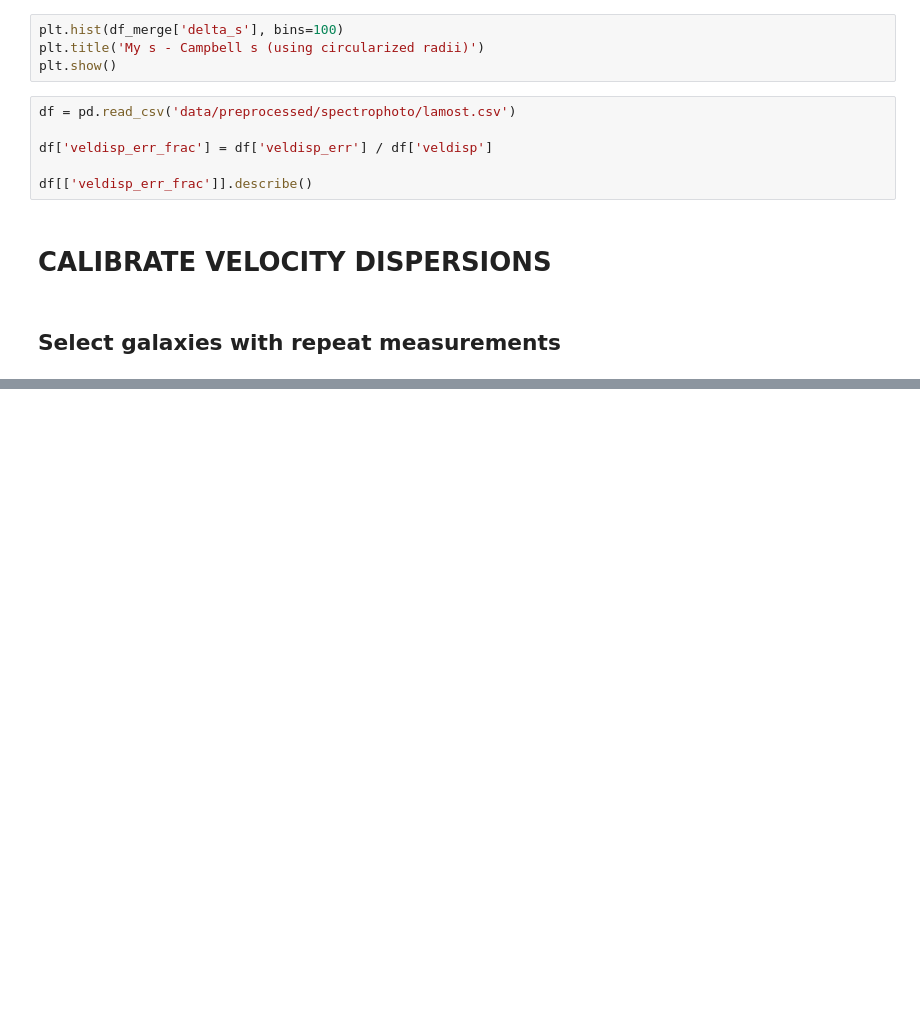
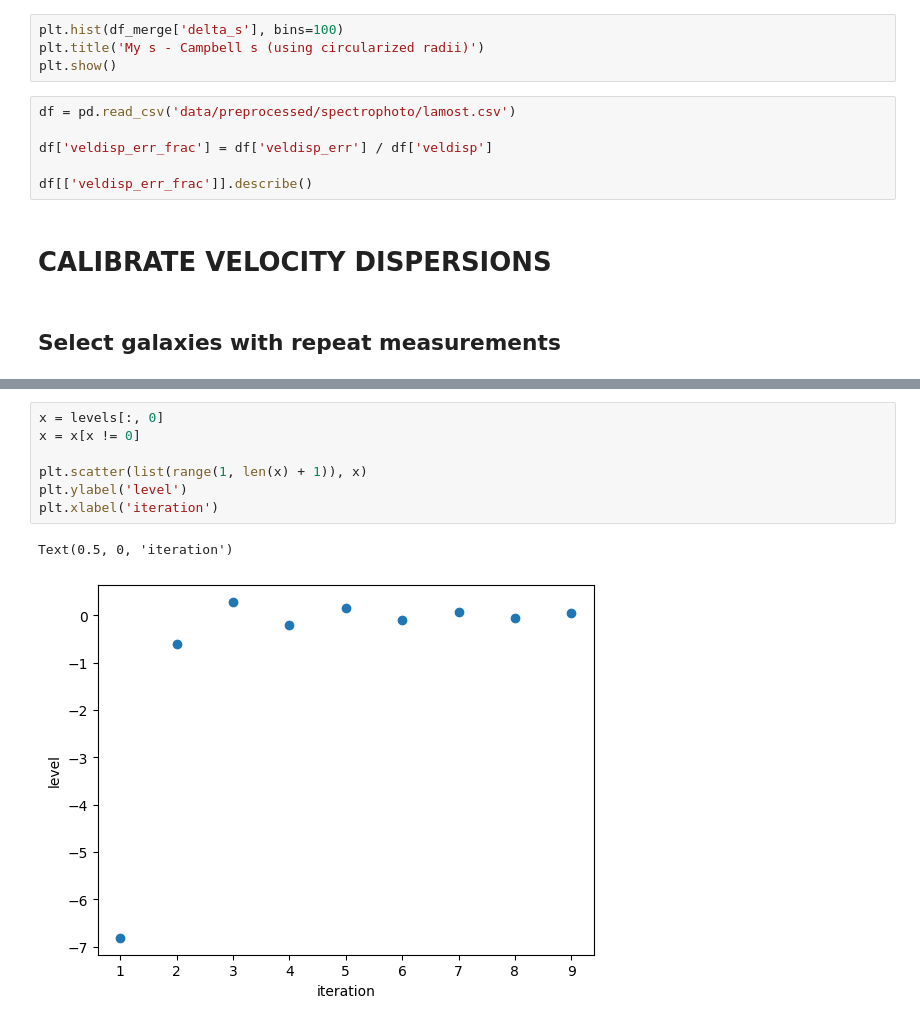
Before and after one commit to mrafifrbbn/thesis-research-2.0, a Jupyter notebook: notebook.ipynb, the cells around one changed output, grey strips where cells are left out. Saved outputs shown, nothing was run; the diff lists cells and outputs as text; blank space fills up the shorter version.

```diff
--- a/notebook.ipynb
+++ b/notebook.ipynb
@@ -1307,0 +1079,10 @@ print('LAMOST offset = %.3f' % totoff[2] + r' +- %.3f' % err[2])
+# %%
+x = levels[:, 0]
+x = x[x != 0]
+
+plt.scatter(list(range(1, len(x) + 1)), x)
+plt.ylabel('level')
+plt.xlabel('iteration')
+# %% [output]
+Text(0.5, 0, 'iteration')
+[figure, added]
```
Also changed, not shown: parts of 25 cells of this notebook, 6 other files.
